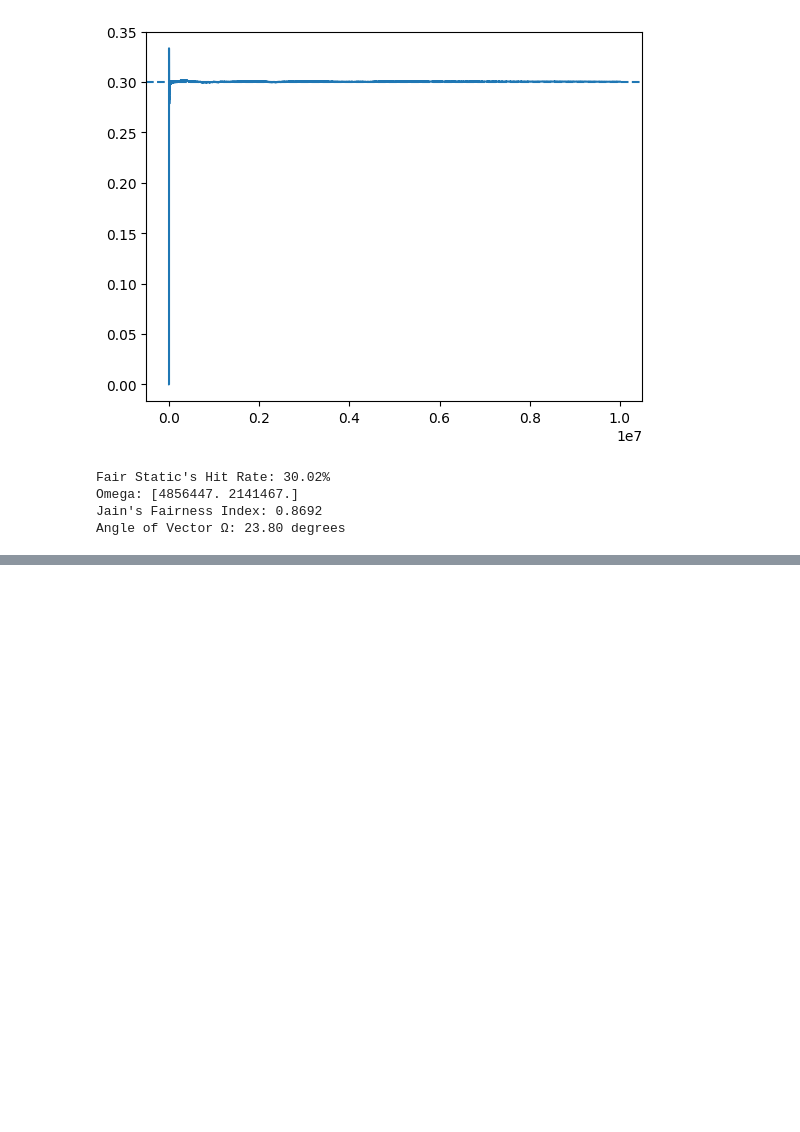
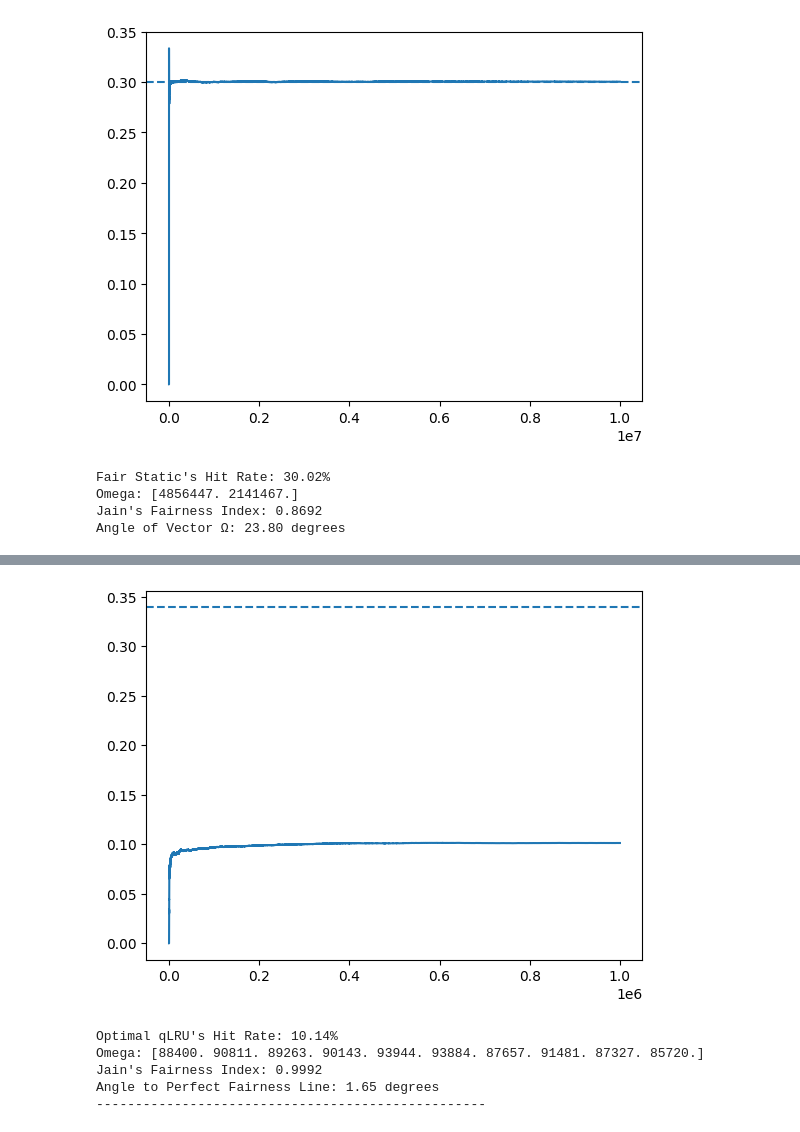
Before and after one commit to GiuliaMarcelaS/Caching_RL, a Jupyter notebook: RL_caching/notebook.ipynb, the cells around one changed output, grey strips where cells are left out. Cells and saved outputs as stored; diff of their text form; code cells hidden in the pictures; blank space fills up the shorter version.

```diff
--- a/RL_caching/notebook.ipynb
+++ b/RL_caching/notebook.ipynb
@@ -144,0 +173,14 @@ Angle of Vector Ω: 18.56 degrees
+# %%
+sizes = [1] * f
+
+beta = 2.3
+
+optimal_qLRU = Optimal_QLRU(initial_state, c, beta, sizes, monitor.file_to_server)
+monitor.plot_hit_rate(optimal_qLRU, req, popularities, c, "Optimal qLRU");
+# %% [output]
+[figure, added]
+Optimal qLRU's Hit Rate: 10.14%
+Omega: [88400. 90811. 89263. 90143. 93944. 93884. 87657. 91481. 87327. 85720.]
+Jain's Fairness Index: 0.9992
+Angle to Perfect Fairness Line: 1.65 degrees
+--------------------------------------------------
```
Also changed, not shown: parts of 16 cells of this notebook, 6 other files.
